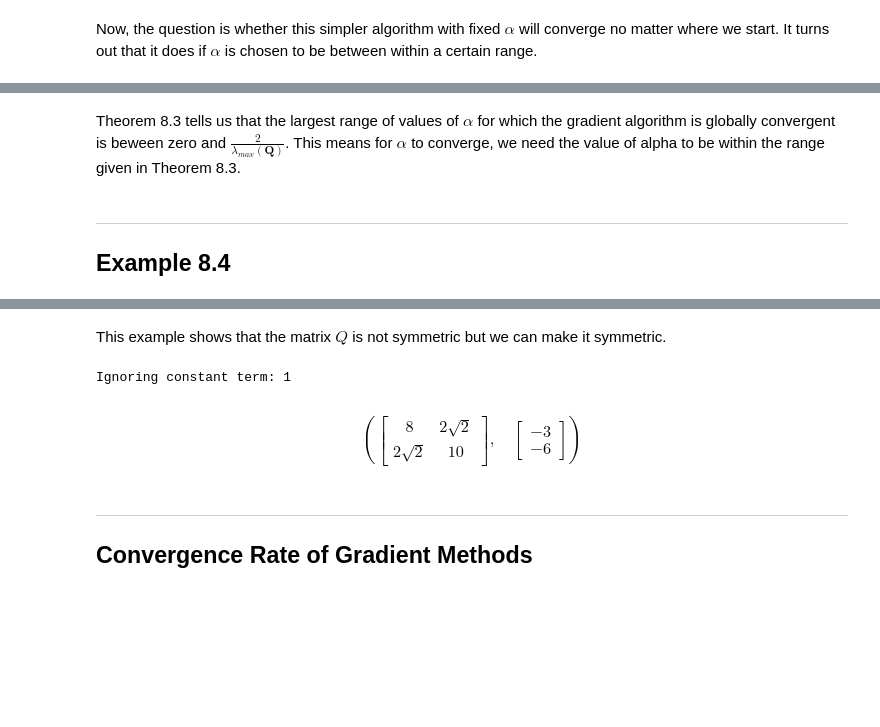
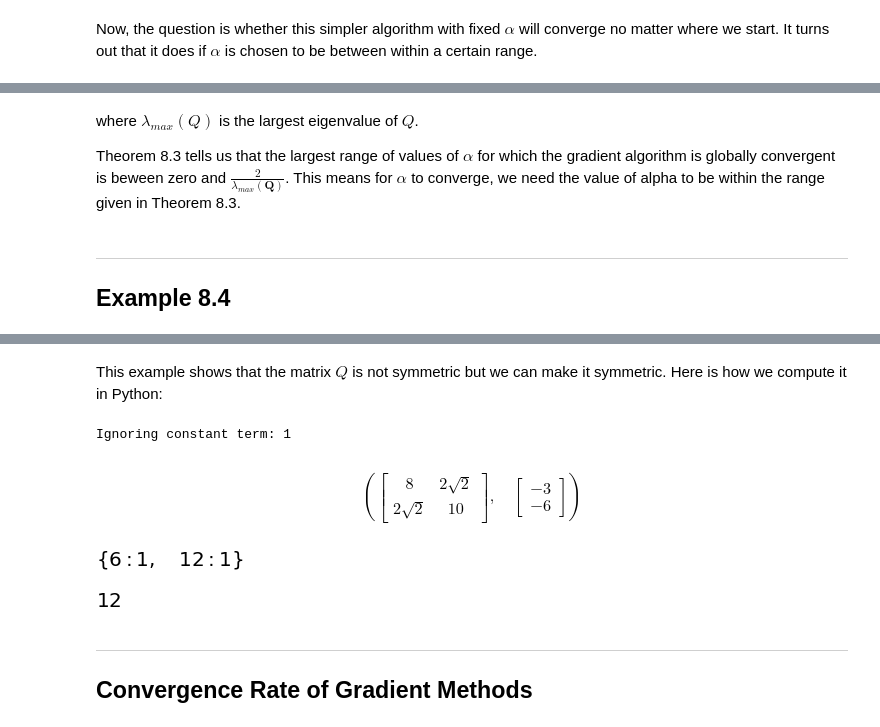
Before and after one commit to sheikhomar/opan, a Jupyter notebook: lec08.ipynb, the cells around one changed output, grey strips where cells are left out. Drawn from its saved outputs; the diff is of its cells as text; code cells hidden in the pictures; blank space fills up the shorter version.

```diff
--- a/lec08.ipynb
+++ b/lec08.ipynb
@@ -158,6 +230,8 @@ Now, the question is whether this simpler algorithm with fixed $\alpha$ will con
 
 <img src="figures/lecture-08/theorem-8.3.png" width="600" />
 # %% [markdown]
+where $\lambda_{max}(Q)$ is the largest eigenvalue of $Q$.
+
 Theorem 8.3 tells us that the largest range of values of $\alpha$ for which the gradient algorithm is globally convergent is beween zero and $\frac{2}{\lambda_{max}(\mathbf{Q})}$. This means for $\alpha$ to converge, we need the value of alpha to be within the range given in Theorem 8.3.
 # %% [markdown]
 ---
@@ -166,7 +240,7 @@ Theorem 8.3 tells us that the largest range of values of $\alpha$ for which the
 
 <img src="figures/lecture-08/example-8.4.png" width="600" />
 # %% [markdown]
-This example shows that the matrix $Q$ is not symmetric but we can make it symmetric.
+This example shows that the matrix $Q$ is not symmetric but we can make it symmetric. Here is how we compute it in Python:
 # %%
 Q = [[4, 2*sy.sqrt(2)],
      [0, 5]]
@@ -177,6 +252,16 @@ f_ex84.as_quadratic_form_for_gradient_descent()
 # %% [output]
 Ignoring constant term: 1
 $$\left ( \left[\begin{matrix}8 & 2 \sqrt{2}\\2 \sqrt{2} & 10\end{matrix}\right], \quad \left[\begin{matrix}-3\\-6\end{matrix}\right]\right )$$
+# %%
+eigenvalues = Q.eigenvals()
+eigenvalues
+# %% [output]
+[figure, added]
+# %%
+lambda_max = np.max(list(eigenvalues.keys()))
+lambda_max
+# %% [output]
+[figure, added]
 # %% [markdown]
 ---
 ## Convergence Rate of Gradient Methods
```
Also changed, not shown: parts of 22 cells of this notebook, 7 other files.
